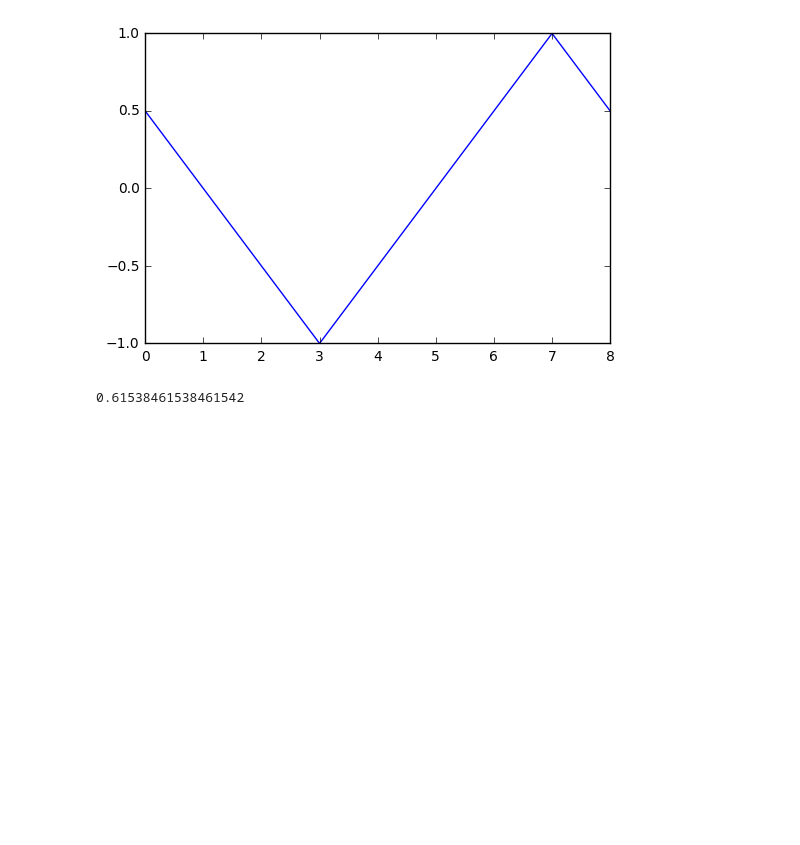
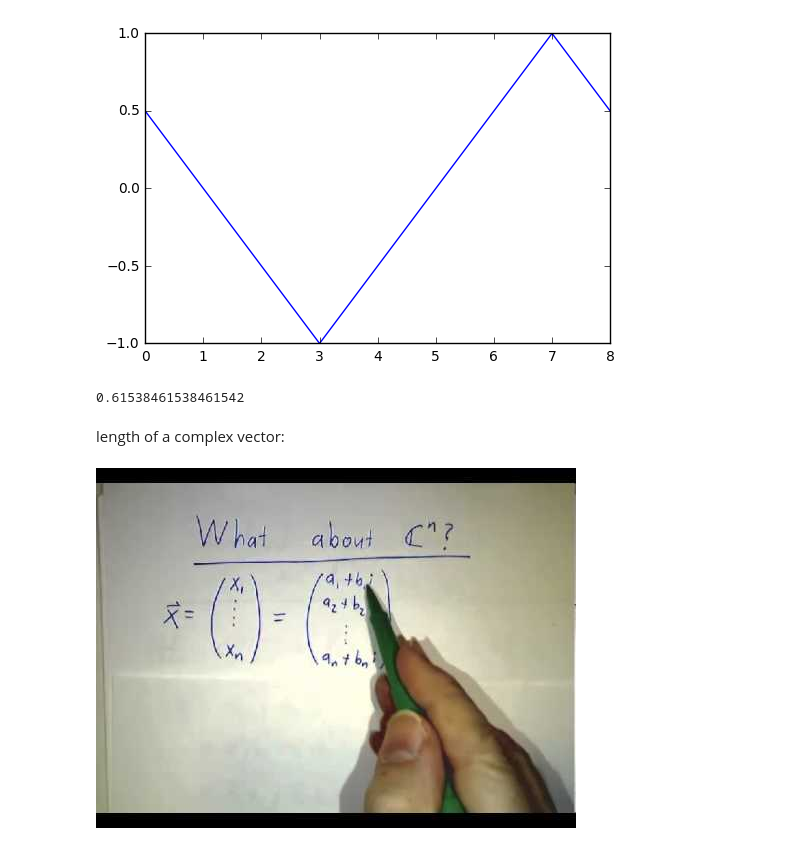
Before and after one commit to AmirHussein96/python-audio, a Jupyter notebook: signal-processing/projection.ipynb, the cells around one changed output. Saved outputs shown, nothing was run; the diff lists cells and outputs as text; code cells hidden in the pictures; blank space fills up the shorter version.

```diff
--- a/signal-processing/projection.ipynb
+++ b/signal-processing/projection.ipynb
@@ -75,3 +79,5 @@ weight = np.dot(sig_a, sig_b) / np.dot(sig_b, sig_b)
 weight
 # %% [output]
 0.61538461538461542
+# %% [markdown]
+length of a complex vector:
@@ -78,3 +86,7 @@ weight
+# %%
+YouTubeVideo('eCEWfIMbIt4')
+# %% [output]
+[figure, added]
 # %% [markdown]
 <p xmlns:dct="http://purl.org/dc/terms/">
   <a rel="license"
```
Also changed, not shown: parts of 3 cells of this notebook, 2 other files.
